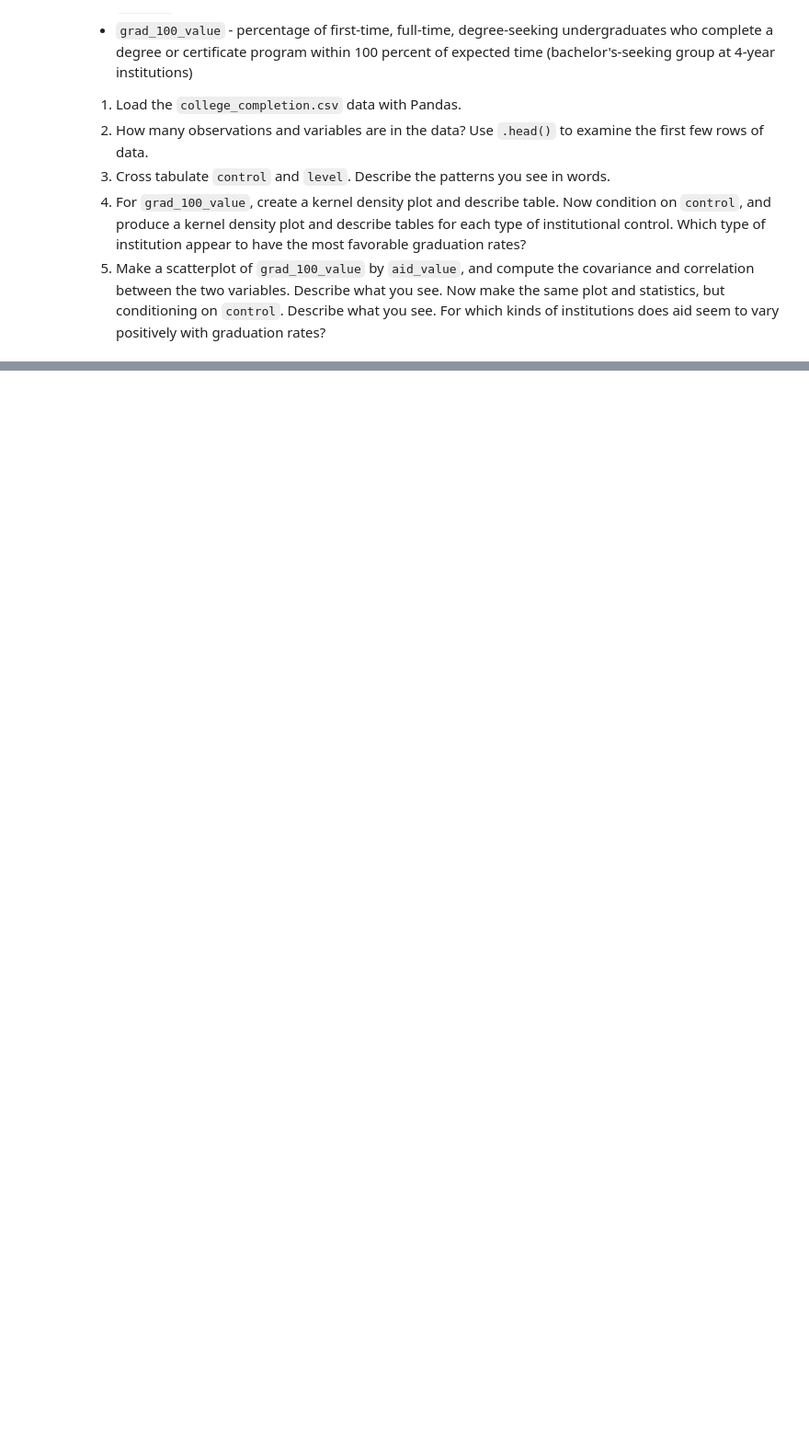
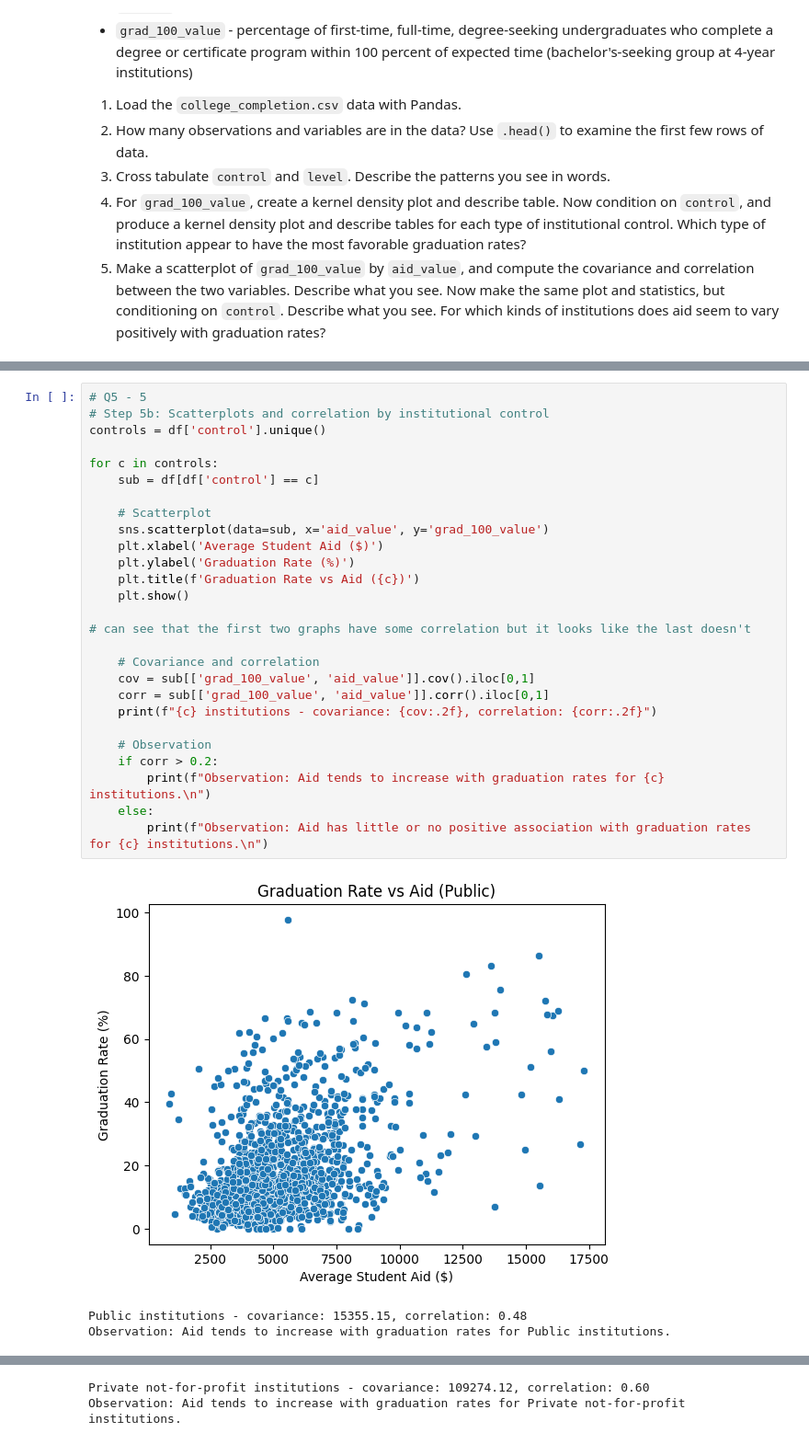
Before and after one commit to NickLarsonUVA/DS3001-programming, a Jupyter notebook: assignment/01_assignment_wrangling_and_eda.ipynb, the cells around one changed output, grey strips where cells are left out. Shown at 92% size. Drawn from its saved outputs; the diff is of its cells as text; blank space fills up the shorter version.

```diff
--- a/assignment/01_assignment_wrangling_and_eda.ipynb
+++ b/assignment/01_assignment_wrangling_and_eda.ipynb
@@ -410,0 +490,31 @@ We'll use the `college_completion.csv` dataset from the US Department of Educati
+# %%
+# Q5 - 5
+# Step 5b: Scatterplots and correlation by institutional control
+controls = df['control'].unique()
+
+for c in controls:
+    sub = df[df['control'] == c]
+
+    # Scatterplot
+    sns.scatterplot(data=sub, x='aid_value', y='grad_100_value')
+    plt.xlabel('Average Student Aid ($)')
+    plt.ylabel('Graduation Rate (%)')
+    plt.title(f'Graduation Rate vs Aid ({c})')
+    plt.show()
+
+# can see that the first two graphs have some correlation but it looks like the last doesn't
+
+    # Covariance and correlation
+    cov = sub[['grad_100_value', 'aid_value']].cov().iloc[0,1]
+    corr = sub[['grad_100_value', 'aid_value']].corr().iloc[0,1]
+    print(f"{c} institutions - covariance: {cov:.2f}, correlation: {corr:.2f}")
+
+    # Observation
+    if corr > 0.2:
+        print(f"Observation: Aid tends to increase with graduation rates for {c} institutions.\n")
+    else:
+        print(f"Observation: Aid has little or no positive association with graduation rates for {c} institutions.\n")
+# %% [output]
+[figure, added]
+Public institutions - covariance: 15355.15, correlation: 0.48
+Observation: Aid tends to increase with graduation rates for Public institutions.
@@ -410,0 +522,2 @@ We'll use the `college_completion.csv` dataset from the US Department of Educati
+Private not-for-profit institutions - covariance: 109274.12, correlation: 0.60
+Observation: Aid tends to increase with graduation rates for Private not-for-profit institutions.
```
Also changed, not shown: parts of 5 cells of this notebook.
